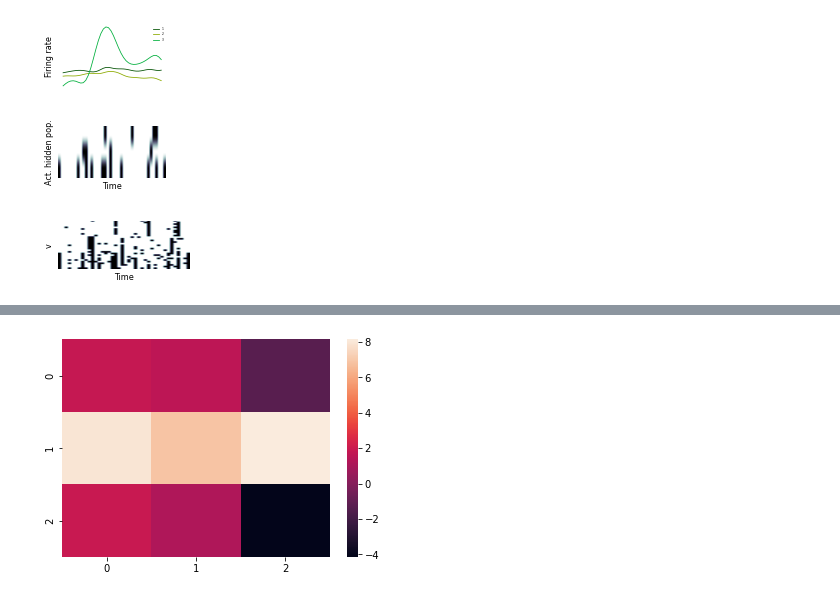
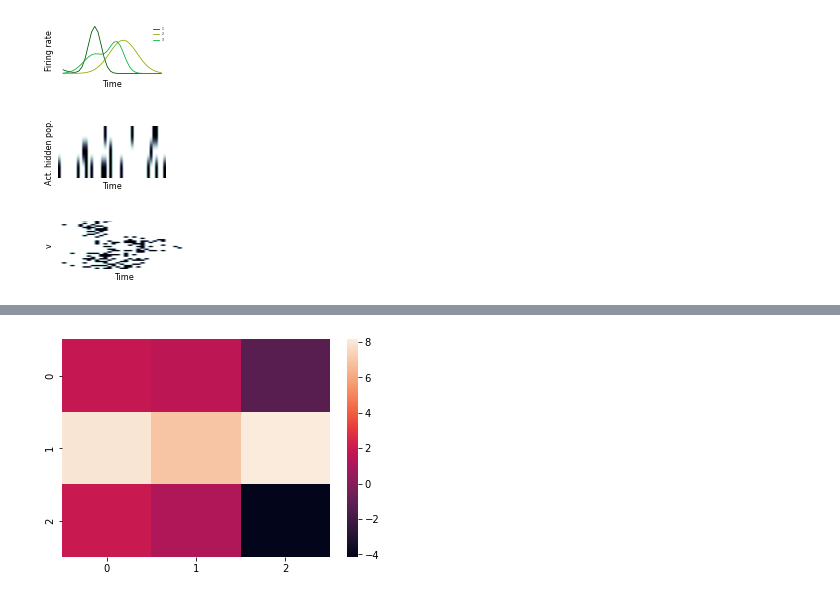
Before and after one commit to casperpeters/intern, a Jupyter notebook: notebooks/Poisson Time-shifted data/PMT fig 2 paper.ipynb, the cells around one changed output, grey strips where cells are left out. Cells and saved outputs as stored; diff of their text form; code cells hidden in the pictures.

```diff
--- a/notebooks/Poisson Time-shifted data/PMT fig 2 paper.ipynb
+++ b/notebooks/Poisson Time-shifted data/PMT fig 2 paper.ipynb
@@ -56,31 +49,31 @@ tensor(0.3115)
 # %%
-path2file = r'C:\Users\sebas\RU\intern\Figures\data\data_PMT_fig2'
+path2file = r'C:\Users\sebas\RU\intern\Figures\data\data_PT_fig2'
 def figure_2a_fr(path2file, figsize=(8.27, 11.69), fs=8):
     PMT = torch.load(path2file)
 
     fig, axes = plt.subplots(1, 1, figsize=figsize)
     colors = [(0, 80/255, 0/255, 1), (140/255, 170/255, 0, 1),(0/255, 175/255, 60/255, 1)]
-    for i, wave in enumerate(PMT.population_waves[..., 0]):
-        axes.plot(wave[40:80], label=str(i+1), color=colors[i], linewidth=0.8)
+    for i, wave in enumerate(PMT.population_waves_original[..., 0]):
+        axes.plot(wave[68:100], label=str(i+1), color=colors[i], linewidth=0.8)
 
-    axes.legend(prop={'size': 3}, loc='upper right', frameon=False)
-    axes.xaxis.set_ticks([])
-    axes.yaxis.set_ticks([])
-    #axes[0].set_title('', fontsize=fs)
-    axes.set_ylabel('Firing rate', fontsize=fs)
-    #axes[0].yaxis.set_label_coords(-0.08, 0.45)
-    #axes.set_xlabel('Time', fontsize=fs)
-    axes.spines['top'].set_visible(False)
-    axes.spines['right'].set_visible(False)
-    axes.spines['bottom'].set_visible(False)
-    axes.spines['left'].set_visible(False)
+        axes.legend(prop={'size': 3}, loc='upper right', frameon=False)
+        axes.xaxis.set_ticks([])
+        axes.yaxis.set_ticks([])
+        #axes[0].set_title('', fontsize=fs)
+        axes.set_ylabel('Firing rate', fontsize=fs)
+        #axes[0].yaxis.set_label_coords(-0.08, 0.45)
+        axes.set_xlabel('Time', fontsize=fs)
+        axes.spines['top'].set_visible(False)
+        axes.spines['right'].set_visible(False)
+        axes.spines['bottom'].set_visible(False)
+        axes.spines['left'].set_visible(False)
+        plt.tight_layout()
 
-    plt.tight_layout()
     return plt.gca()
 figure_2a_fr(path2file, figsize=(0.3*6.6, 1.2), fs=8)
-plt.savefig(r'C:\Users\sebas\RU\intern\Figures\firing_rate_figure_2a_1.png', orientation = 'portrait', format = 'png', dpi=800)
+plt.savefig(r'C:\Users\sebas\RU\intern\Figures\PM\individual fr\firing_rate_original.png', orientation = 'portrait', format = 'png', dpi=800)
 # %% [output]
-[figure, old version]
+[figure, new version]
 # %%
 def figure_2a_PMT(path2file, figsize=(8.27, 11.69), fs=8):
     PMT = torch.load(path2file)
@@ -106,26 +99,29 @@ plt.savefig(r'C:\Users\sebas\RU\intern\Figures\PMT_figure_2a_1.png', orientation
 # %% [output]
 [figure]
 # %%
-def figure_2a_PMT(path2file, figsize=(8.27, 11.69), fs=8):
+def figure_2a_PT(path2file, figsize=(8.27, 11.69), fs=8):
     PMT = torch.load(path2file)
 
     fig, axes = plt.subplots(1, 1, figsize=figsize)
-    axes.imshow(abs(PMT.data[:, 40:80, :]-1) , cmap=plt.get_cmap('bone'), aspect='auto')
-
+    idx = np.random.permutation(50)[:12]
+    idx1 = np.random.permutation(50)[:12]
+    idx2 = np.random.permutation(50)[:12]
+    idx = np.concatenate([idx, idx1+50, idx2+100])
+    axes.imshow(abs(PMT.data[idx, 68:100, :]-1) , cmap=plt.get_cmap('bone'), aspect='auto')
     axes.xaxis.set_ticks([])
     axes.yaxis.set_ticks([])
     #axes[0].set_title('', fontsize=fs)
     axes.set_ylabel('v', fontsize=fs)
     #axes[0].yaxis.set_label_coords(-0.08, 0.45)
     axes.set_xlabel('Time', fontsize=fs)
     axes.spines['top'].set_visible(False)
     axes.spines['right'].set_visible(False)
     axes.spines['bottom'].set_visible(False)
     axes.spines['left'].set_visible(False)
 
     plt.tight_layout()
     return plt.gca()
 figure_2a_PMT(path2file, figsize=(0.35*6.6, 1.15), fs=8)
-plt.savefig(r'C:\Users\sebas\RU\intern\Figures\Neural_Activity_figure_2a_1.png', orientation = 'portrait', format = 'png', dpi=800)
+#plt.savefig(r'C:\Users\sebas\RU\intern\Figures\Neural_Activity_figure_2a_PM.png', orientation = 'portrait', format = 'png', dpi=800)
 # %% [output]
-[figure, old version]
+[figure, new version]
```
Also changed, not shown: parts of 8 cells of this notebook, 1 other file.
